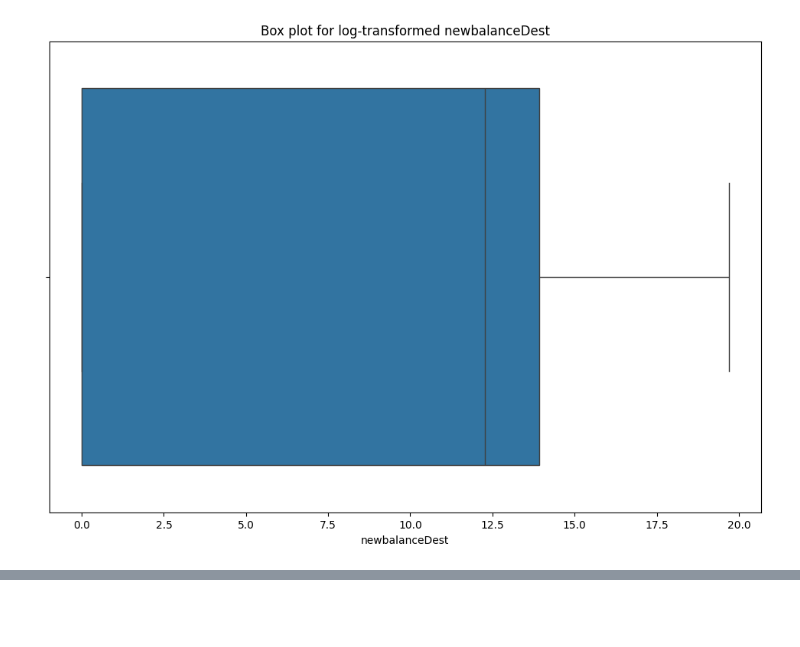
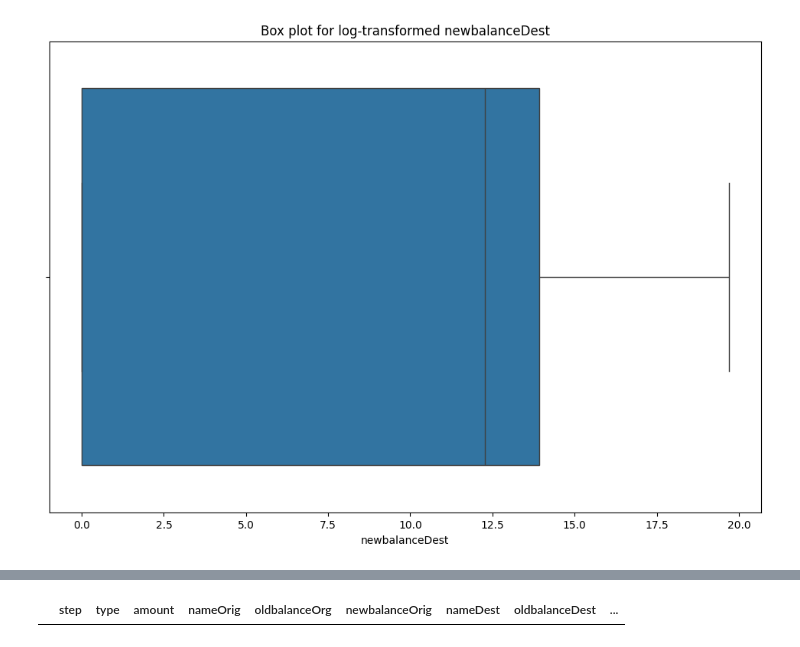
Before and after one commit to rtiwari6-stats/fraud-classifier, a Jupyter notebook: Online_Payments_Fraud_Detection.ipynb, the cells around one changed output, grey strips where cells are left out. Saved outputs shown, nothing was run; the diff lists cells and outputs as text; code cells hidden in the pictures; blank space fills up the shorter version.

```diff
--- a/Online_Payments_Fraud_Detection.ipynb
+++ b/Online_Payments_Fraud_Detection.ipynb
@@ -278,0 +303,4 @@ X.head()
+# %%
+X[X["isCustomerOrig"] == 0]
+# %% [output]
+|  | step | type | amount | nameOrig | oldbalanceOrg | newbalanceOrig | nameDest | oldbalanceDest | ... |
```
Also changed, not shown: parts of 3 cells of this notebook.
